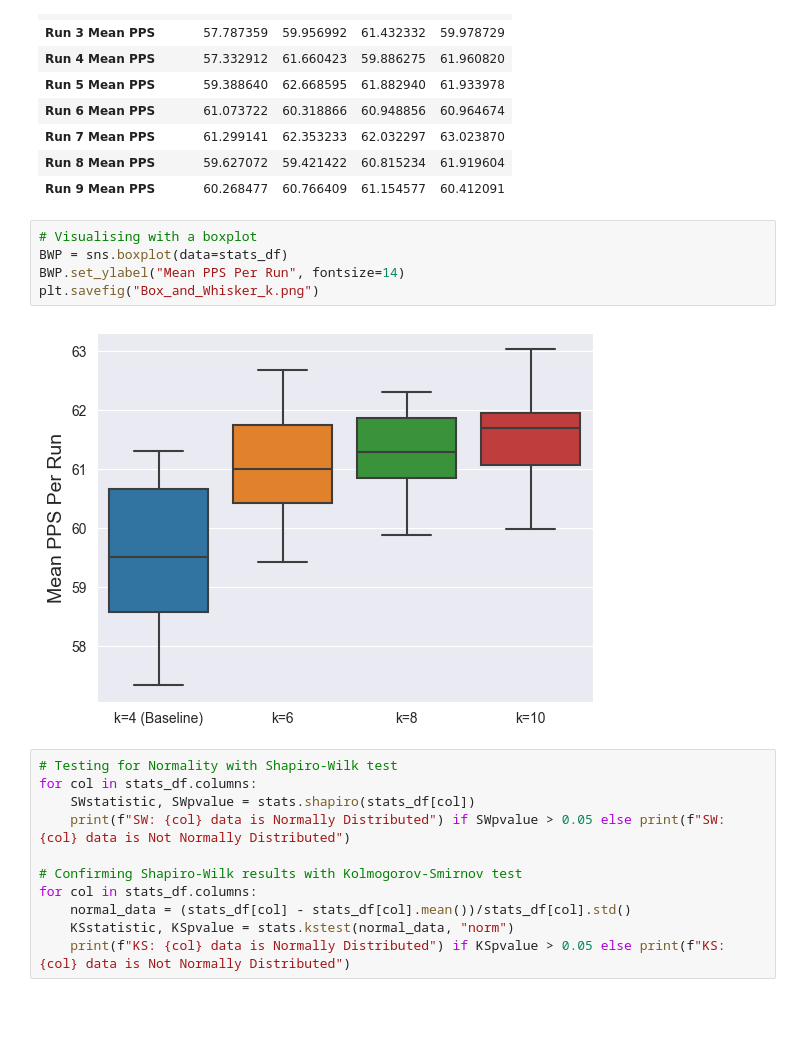
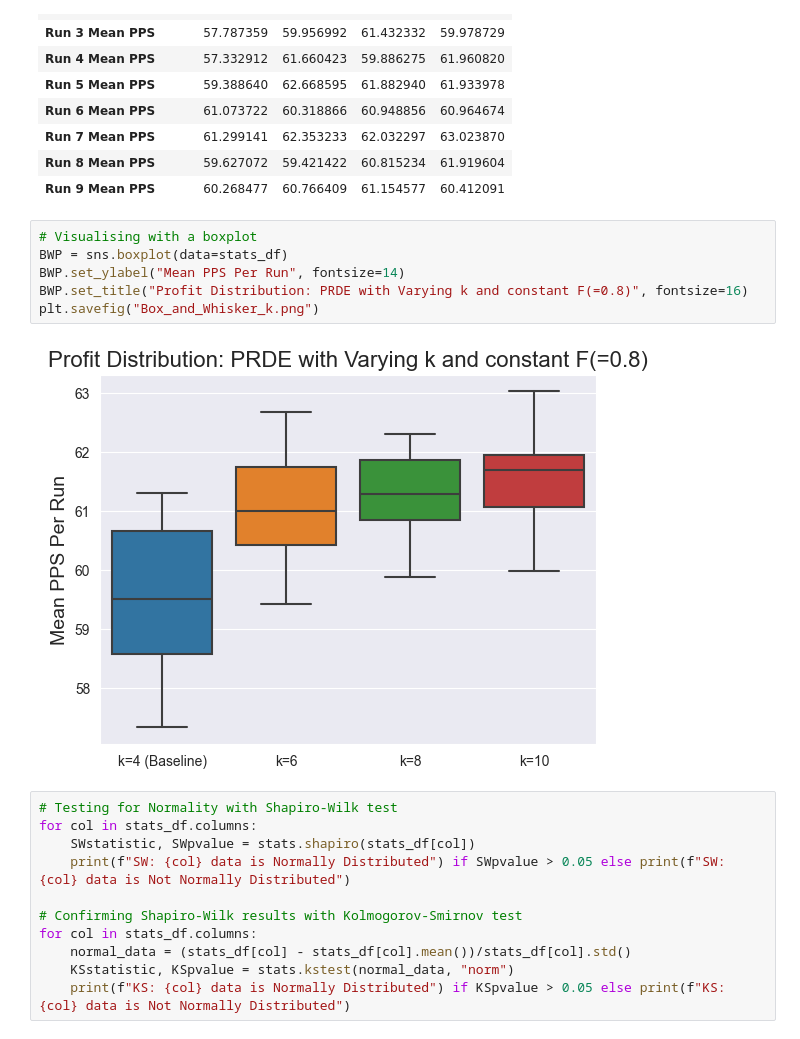
Before and after one commit to MJ-Peters/INFT-Coursework-PRDE-Trader-Evaluation-and-Improvement, a Jupyter notebook: Investigating K and F/k Experiment/k Data Analysis.ipynb, the cells around one changed output. Drawn from its saved outputs; the diff is of its cells as text; blank space fills up the shorter version.

```diff
--- a/Investigating K and F/k Experiment/k Data Analysis.ipynb
+++ b/Investigating K and F/k Experiment/k Data Analysis.ipynb
@@ -257,10 +257,11 @@ stats_df
 # %%
 # Visualising with a boxplot
 BWP = sns.boxplot(data=stats_df)
 BWP.set_ylabel("Mean PPS Per Run", fontsize=14)
+BWP.set_title("Profit Distribution: PRDE with Varying k and constant F(=0.8)", fontsize=16)
 plt.savefig("Box_and_Whisker_k.png")
 # %% [output]
-[figure, old version]
+[figure, new version]
 # %%
 # Testing for Normality with Shapiro-Wilk test
 for col in stats_df.columns:
```
Also changed, not shown: 8 other files.
